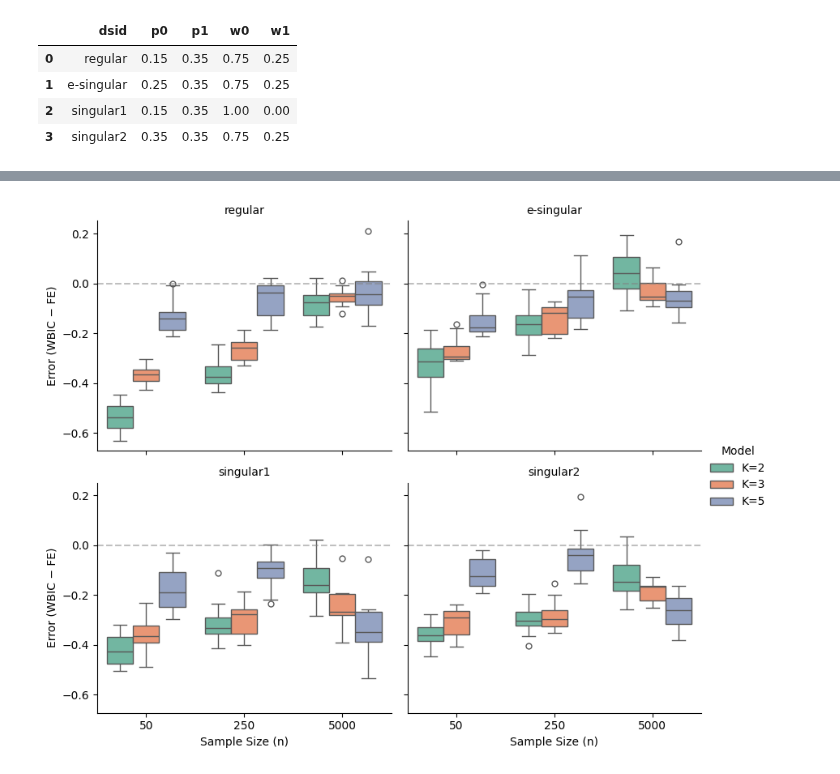
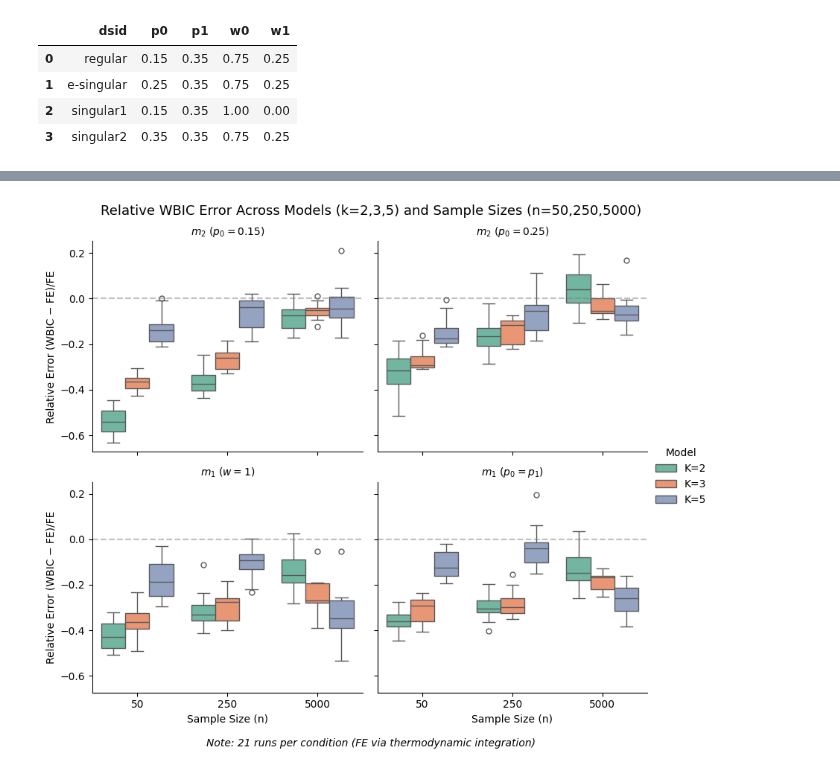
Before and after one commit to RealAshrafAhmed/singular-learning-theory, a Jupyter notebook: zoo/python/projects/luna/notebooks/binom2d/wbic-bias-analysis.ipynb, the cells around one changed output, grey strips where cells are left out. Drawn from its saved outputs; the diff is of its cells as text; code cells hidden in the pictures.

Commit message:
fixed plot labels

```diff
--- a/zoo/python/projects/luna/notebooks/binom2d/wbic-bias-analysis.ipynb
+++ b/zoo/python/projects/luna/notebooks/binom2d/wbic-bias-analysis.ipynb
@@ -62,36 +57,50 @@ wbic_df.head()
 # %%
 import pandas as pd
 import numpy as np
 import matplotlib.pyplot as plt
 import seaborn as sns
 
+
+# Create mapping with LaTeX
+dsid_labels = {
+  "regular": r"$m_2$ ($p_0=0.15$)",
+  "e-singular": r"$m_2$ ($p_0=0.25$)",
+  "singular1": r"$m_1$ ($w=1$)",
+  "singular2": r"$m_1$ ($p_0=p_1$)"
+}
+
+# Add display column
+wbic_df["dgp_label"] = wbic_df["dsid"].map(dsid_labels)
 # Box plot using catplot with shared y-axis
 g = sns.catplot(
     data=wbic_df,
     x='n',
     y='normalized_error',
     hue='Model',
-    col='dsid',
+    col='dgp_label',
     kind='box',
     col_wrap=2,
     sharey=True,
     height=3.5,
     aspect=1.2,
     palette='Set2'
 )
 
 # Add reference line at 0
 for ax in g.axes.flat:
     ax.axhline(0, color='gray', linestyle='--', alpha=0.5)
 
-g.set_axis_labels('Sample Size (n)', 'Error (WBIC − FE)')
+g.set_axis_labels('Sample Size (n)', 'Relative Error (WBIC − FE)/FE')
 g.set_titles(col_template='{col_name}')
+g.figure.suptitle('Relative WBIC Error Across Models (k=2,3,5) and Sample Sizes (n=50,250,5000)', fontsize=13, y=1.02)
+g.figure.text(0.5, -0.02, 'Note: 21 runs per condition (FE via thermodynamic integration)',
+              ha='center', fontsize=10, style='italic')
 
 # plt.tight_layout()
 plt.savefig('wbic_error_boxplot.png', dpi=150, bbox_inches='tight')
 plt.show()
 # %% [output]
-[figure, old version]
+[figure, new version]
 # %%
 from scipy import stats
 
```
Also changed, not shown: parts of 2 cells of this notebook, 2 other files.
